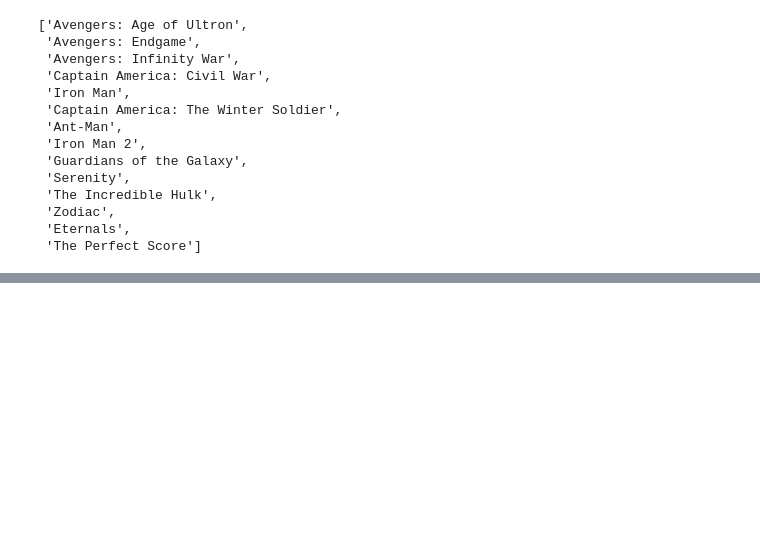
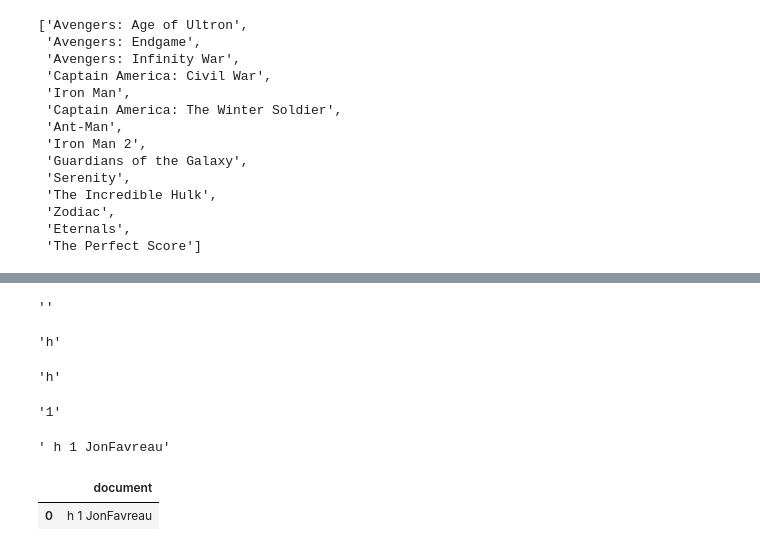
Before and after one commit to pavan03ds/MovieVerse, a Jupyter notebook: Notebooks/3- Building Recommendation Engine.ipynb, the cells around one changed output, grey strips where cells are left out. Cells and saved outputs as stored; diff of their text form; code cells hidden in the pictures; blank space fills up the shorter version.

```diff
--- a/Notebooks/3- Building Recommendation Engine.ipynb
+++ b/Notebooks/3- Building Recommendation Engine.ipynb
@@ -413,0 +369,29 @@ Enter the release year : 2012
+# %%
+cast = cast.replace(' ', '')
+cast
+# %% [output]
+''
+# %%
+director = director.replace(' ', '')
+director
+# %% [output]
+'h'
+# %%
+director = director.replace(' ', '')
+director
+# %% [output]
+'h'
+# %%
+genres
+# %% [output]
+'1'
+# %%
+document = cast + " " + director + " " + genres + " " + 'JonFavreau'
+document
+# %% [output]
+' h 1 JonFavreau'
+# %%
+pd.DataFrame([document], columns=['document'])
+# %% [output]
+|  | document |
+| 0 | h 1 JonFavreau |
```
Also changed, not shown: parts of 65 cells of this notebook, 24 other files.
